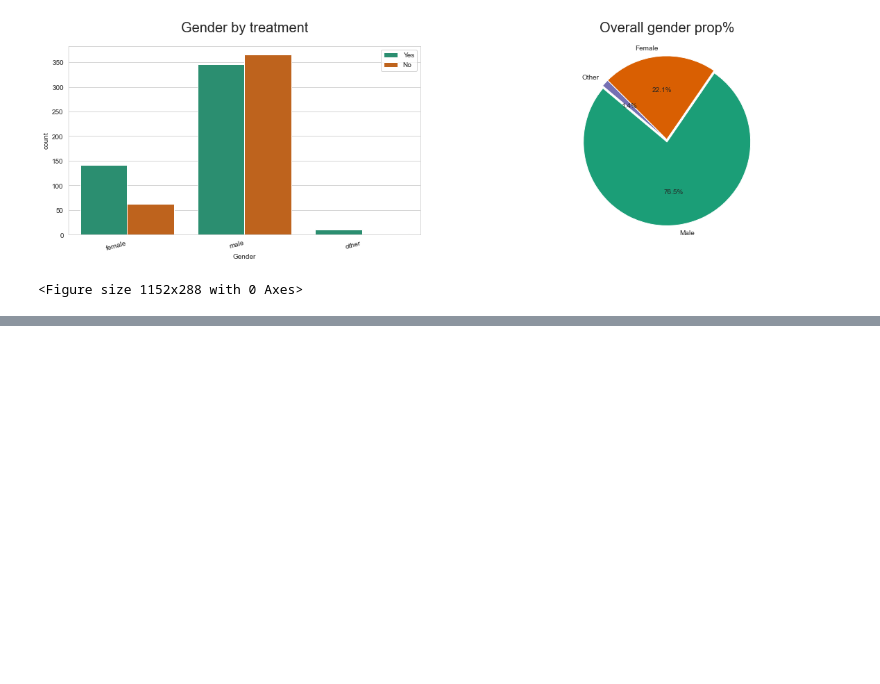
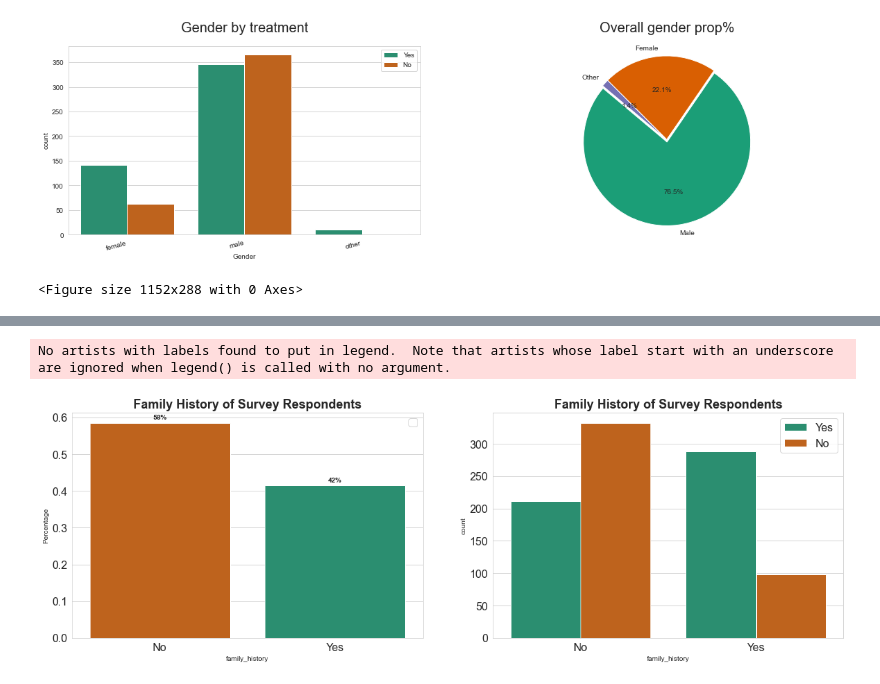
Before and after one commit to mexudi/Analysis-Mental-Health-in-Tech-Workplace, a Jupyter notebook: Data Analysis Project.ipynb, the cells around one changed output, grey strips where cells are left out. Cells and saved outputs as stored; diff of their text form; code cells hidden in the pictures; blank space fills up the shorter version.

Commit message:
Family History

```diff
--- a/Data Analysis Project.ipynb
+++ b/Data Analysis Project.ipynb
@@ -646,0 +652,26 @@ plt.show()
+# %%
+plt.figure(figsize = (20,6))
+plt.subplot(1,2,1)
+eda_percentage = df['family_history'].value_counts(normalize = True).rename_axis('family_history').reset_index(name = 'Percentage')
+ax = sns.barplot(x = 'family_history', y = 'Percentage', data = eda_percentage, palette=dict(No = '#d95f02', Yes = '#1b9e77'))
+for p in ax.patches:
+    width = p.get_width()
+    height = p.get_height()
+    x, y = p.get_xy()
+    ax.annotate(f'{height:.0%}', (x + width/2, y + height*1.02), ha='center', fontweight='bold')
+
+plt.title('Family History of Survey Respondents', fontsize=18, fontweight='bold')
+plt.xticks(fontsize=16)
+plt.yticks(fontsize=16)
+plt.legend(fontsize=16)
+
+plt.subplot(1,2,2)
+sns.countplot(df['family_history'], hue = df['treatment'],  palette=dict(No = '#d95f02', Yes = '#1b9e77'))
+plt.title('Family History of Survey Respondents', fontsize=18, fontweight='bold')
+plt.xticks(fontsize=16)
+plt.yticks(fontsize=16)
+plt.legend(fontsize=16)
+plt.show()
+# %% [output]
+No artists with labels found to put in legend.  Note that artists whose label start with an underscore are ignored when legend() is called with no argument.
+[figure, added]
```
Also changed, not shown: parts of 18 cells of this notebook.
